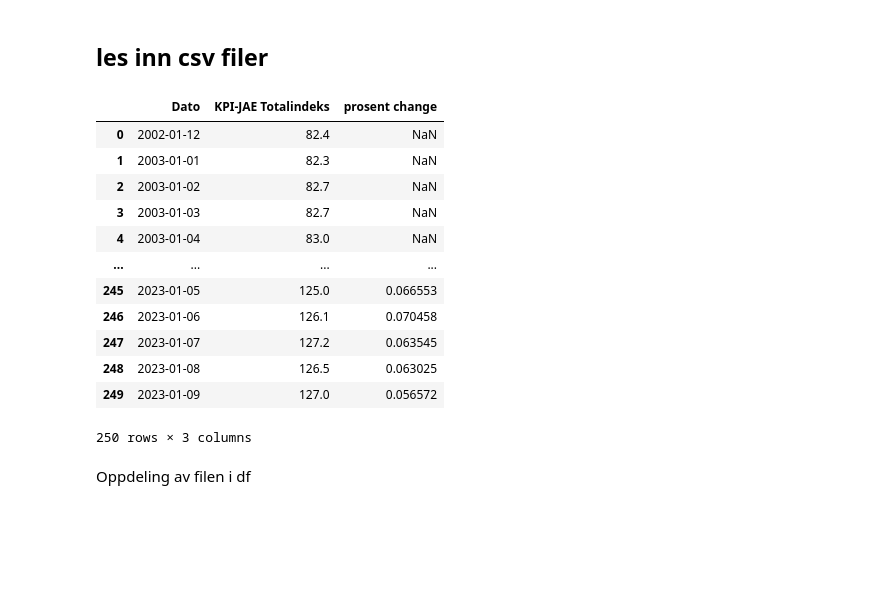
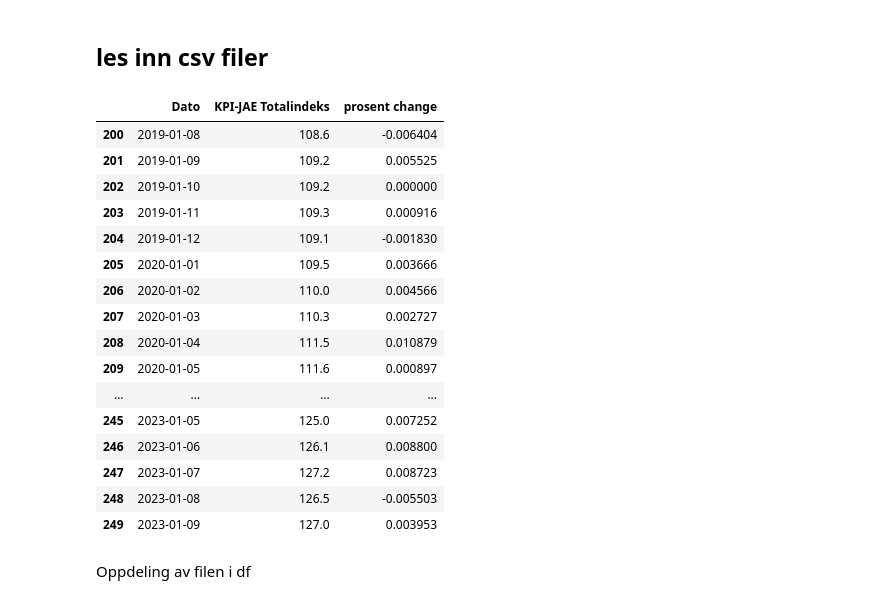
Before and after one commit to 591118/ProsjektADAH2023, a Jupyter notebook: prosjekt501.ipynb, the cells around one changed output. Saved outputs shown, nothing was run; the diff lists cells and outputs as text; code cells hidden in the pictures; blank space fills up the shorter version.

```diff
--- a/prosjekt501.ipynb
+++ b/prosjekt501.ipynb
@@ -30,23 +30,27 @@ kpi_jae['Dato'] = kpi_jae['Dato'].str.replace('M', '-')
 # Convert 'Dato' to datetime format
 kpi_jae['Dato'] = pd.to_datetime(kpi_jae['Dato'], format='%Y-%d')
 
-kpi_jae['prosent change'] = kpi_jae['KPI-JAE Totalindeks'].pct_change(12)
+kpi_jae['prosent change'] = kpi_jae['KPI-JAE Totalindeks'].pct_change(1)
 # %%
-kpi_jae
+kpi_jae.tail(50)
 # %% [output]
 |  | Dato | KPI-JAE Totalindeks | prosent change |
-| 0 | 2002-01-12 | 82.4 | NaN |
-| 1 | 2003-01-01 | 82.3 | NaN |
-| 2 | 2003-01-02 | 82.7 | NaN |
-| 3 | 2003-01-03 | 82.7 | NaN |
-| 4 | 2003-01-04 | 83.0 | NaN |
+| 200 | 2019-01-08 | 108.6 | -0.006404 |
+| 201 | 2019-01-09 | 109.2 | 0.005525 |
+| 202 | 2019-01-10 | 109.2 | 0.000000 |
+| 203 | 2019-01-11 | 109.3 | 0.000916 |
+| 204 | 2019-01-12 | 109.1 | -0.001830 |
+| 205 | 2020-01-01 | 109.5 | 0.003666 |
+| 206 | 2020-01-02 | 110.0 | 0.004566 |
+| 207 | 2020-01-03 | 110.3 | 0.002727 |
+| 208 | 2020-01-04 | 111.5 | 0.010879 |
+| 209 | 2020-01-05 | 111.6 | 0.000897 |
 | ... | ... | ... | ... |
-| 245 | 2023-01-05 | 125.0 | 0.066553 |
-| 246 | 2023-01-06 | 126.1 | 0.070458 |
-| 247 | 2023-01-07 | 127.2 | 0.063545 |
-| 248 | 2023-01-08 | 126.5 | 0.063025 |
-| 249 | 2023-01-09 | 127.0 | 0.056572 |
+| 245 | 2023-01-05 | 125.0 | 0.007252 |
+| 246 | 2023-01-06 | 126.1 | 0.008800 |
+| 247 | 2023-01-07 | 127.2 | 0.008723 |
+| 248 | 2023-01-08 | 126.5 | -0.005503 |
+| 249 | 2023-01-09 | 127.0 | 0.003953 |
-250 rows × 3 columns
 # %% [markdown]
 Oppdeling av filen i df
 # %%
```
Also changed, not shown: parts of 10 cells of this notebook.
